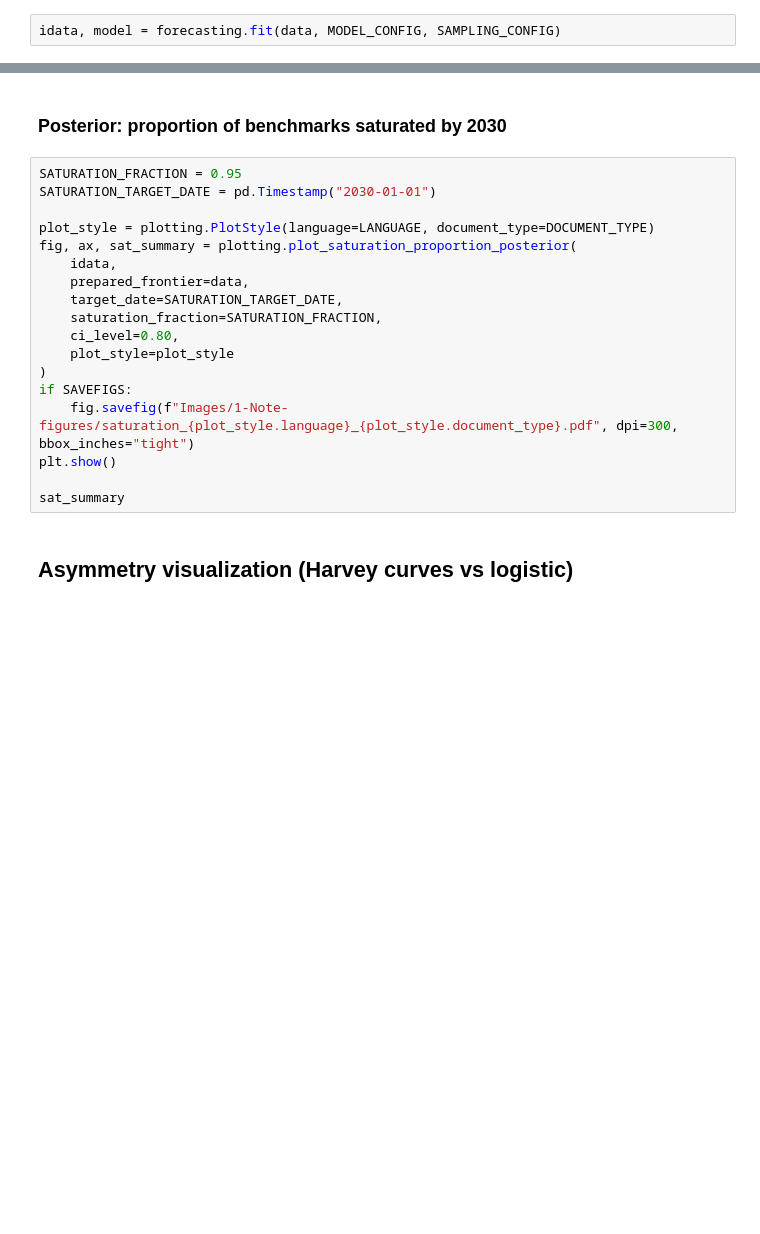
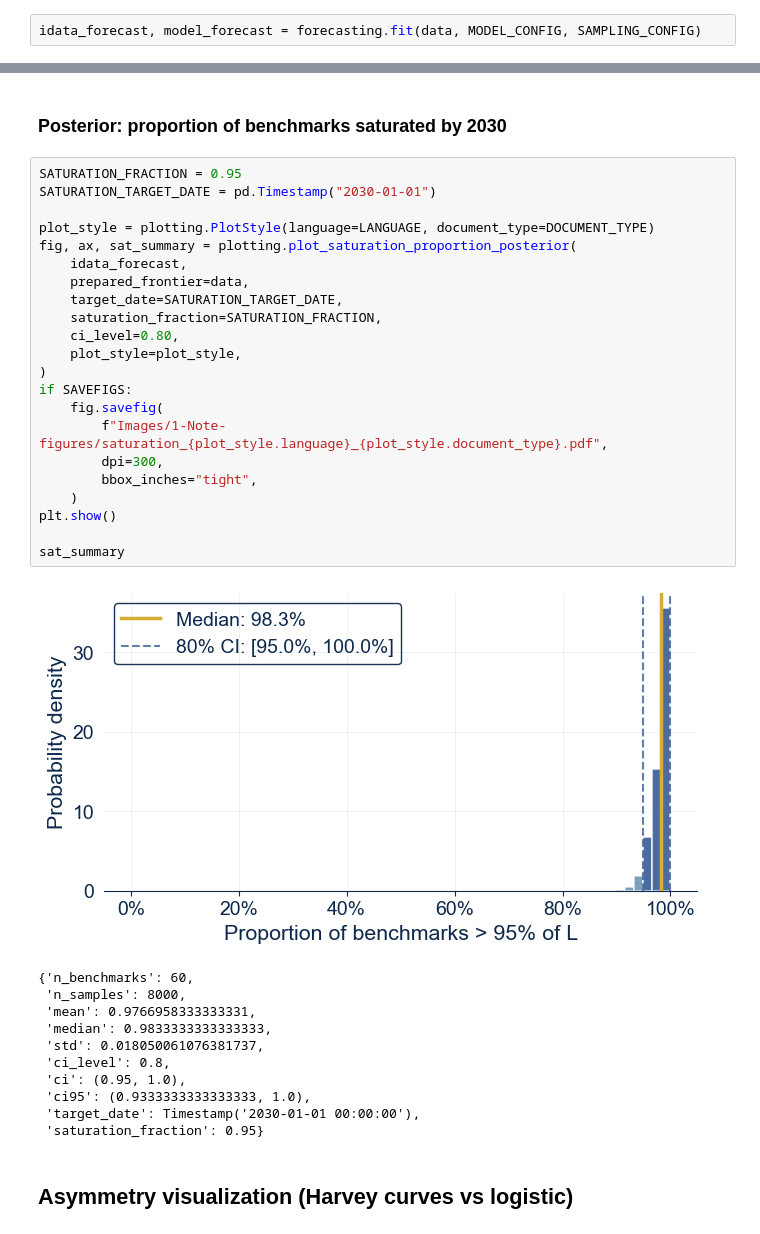
Before and after one commit to General-Purpose-AI-Policy-Lab/benchmark-forecasting, a Jupyter notebook: 1_Forecasts.ipynb, the cells around one changed output, grey strips where cells are left out. Drawn from its saved outputs; the diff is of its cells as text; blank space fills up the shorter version.

```diff
--- a/1_Forecasts.ipynb
+++ b/1_Forecasts.ipynb
@@ -74,7 +167,7 @@ plt.show()
 # %% [markdown]
 ## Fit + forecast
 # %%
-idata, model = forecasting.fit(data, MODEL_CONFIG, SAMPLING_CONFIG)
+idata_forecast, model_forecast = forecasting.fit(data, MODEL_CONFIG, SAMPLING_CONFIG)
 # %% [output]
 Initializing NUTS using adapt_diag...
 Multiprocess sampling (4 chains in 4 jobs)
@@ -145,21 +244,37 @@ plt.show()
 # %%
 SATURATION_FRACTION = 0.95
 SATURATION_TARGET_DATE = pd.Timestamp("2030-01-01")
 
 plot_style = plotting.PlotStyle(language=LANGUAGE, document_type=DOCUMENT_TYPE)
 fig, ax, sat_summary = plotting.plot_saturation_proportion_posterior(
-    idata,
+    idata_forecast,
     prepared_frontier=data,
     target_date=SATURATION_TARGET_DATE,
     saturation_fraction=SATURATION_FRACTION,
     ci_level=0.80,
-    plot_style=plot_style
+    plot_style=plot_style,
 )
 if SAVEFIGS:
-    fig.savefig(f"Images/1-Note-figures/saturation_{plot_style.language}_{plot_style.document_type}.pdf", dpi=300, bbox_inches="tight")
+    fig.savefig(
+        f"Images/1-Note-figures/saturation_{plot_style.language}_{plot_style.document_type}.pdf",
+        dpi=300,
+        bbox_inches="tight",
+    )
 plt.show()
 
 sat_summary
+# %% [output]
+[figure, added]
+{'n_benchmarks': 60,
+ 'n_samples': 8000,
+ 'mean': 0.9766958333333331,
+ 'median': 0.9833333333333333,
+ 'std': 0.018050061076381737,
+ 'ci_level': 0.8,
+ 'ci': (0.95, 1.0),
+ 'ci95': (0.9333333333333333, 1.0),
+ 'target_date': Timestamp('2030-01-01 00:00:00'),
+ 'saturation_fraction': 0.95}
 # %% [markdown]
 ## Asymmetry visualization (Harvey curves vs logistic)
 # %%
```
Also changed, not shown: parts of 11 cells of this notebook, 7 other files.
